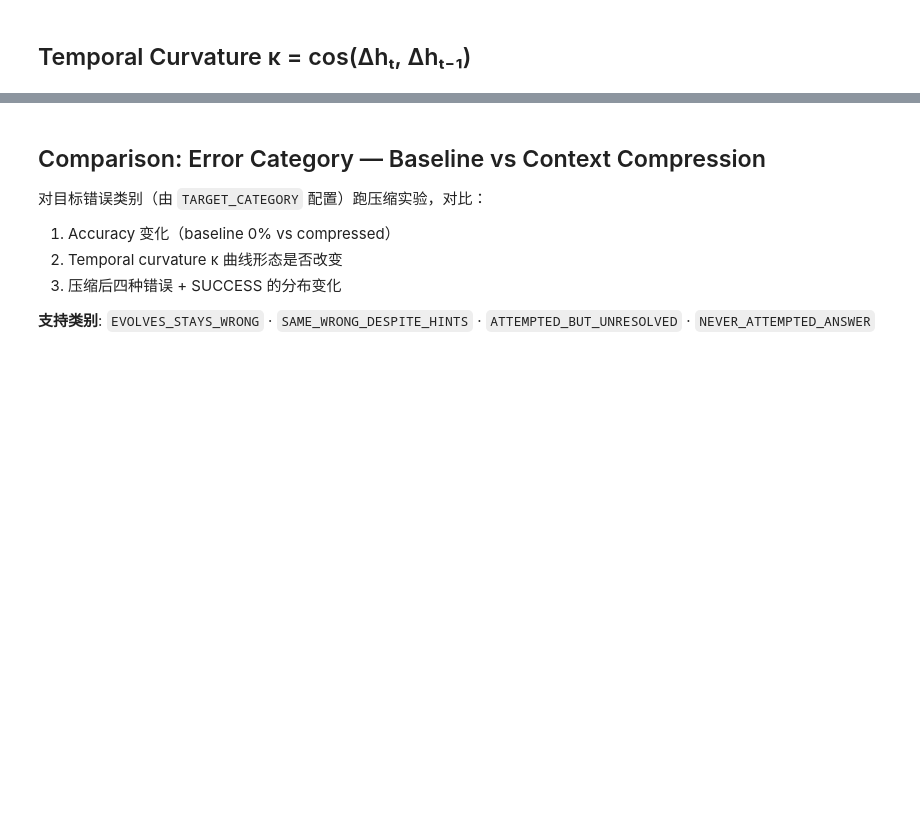
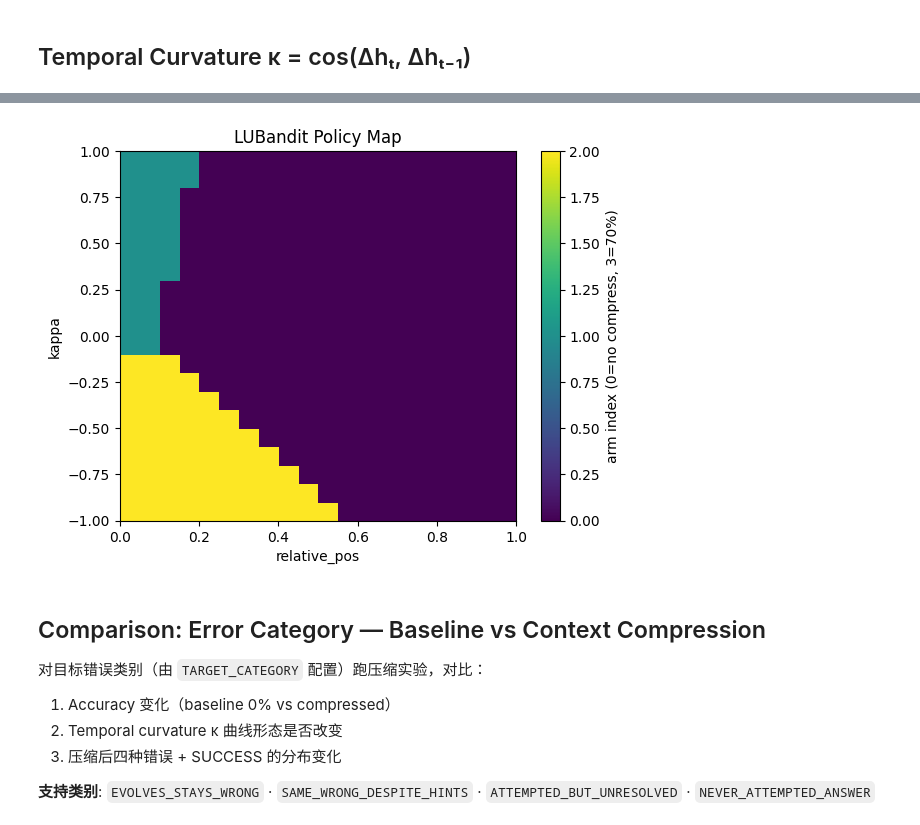
Before and after one commit to jliang0099/lost_in_conversation, a Jupyter notebook: demo_temporal_curvature_on_math_task.ipynb, the cells around one changed output, grey strips where cells are left out. Cells and saved outputs as stored; diff of their text form; code cells hidden in the pictures; blank space fills up the shorter version.

```diff
--- a/demo_temporal_curvature_on_math_task.ipynb
+++ b/demo_temporal_curvature_on_math_task.ipynb
@@ -464,3 +497,19 @@ Saved: /home/jie/projects/lost_in_conversation/category_task_ids.json
+# %%
+from lu_bandit.analysis import policy_map
+import matplotlib.pyplot as plt
+
+grid = policy_map(
+    "checkpoints/lu_bandit_math.pkl",
+    x_feature="relative_pos",   # x轴: 对话进度
+    y_feature="kappa",          # y轴: 时序曲率
+)
+plt.imshow(grid, origin="lower", cmap="viridis",
+           extent=[0, 1, -1, 1], aspect="auto")
+plt.colorbar(label="arm index (0=no compress, 3=70%)")
+plt.xlabel("relative_pos"); plt.ylabel("kappa")
+plt.title("LUBandit Policy Map"); plt.show()
+# %% [output]
+[figure, added]
 # %% [markdown]
 ## Comparison: Error Category — Baseline vs Context Compression
 对目标错误类别（由 `TARGET_CATEGORY` 配置）跑压缩实验，对比：
```
Also changed, not shown: parts of 9 cells of this notebook, 26 other files.
